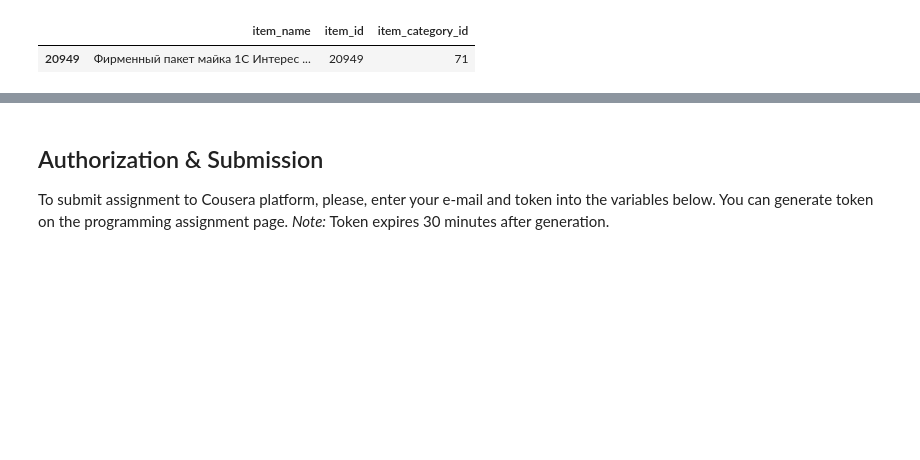
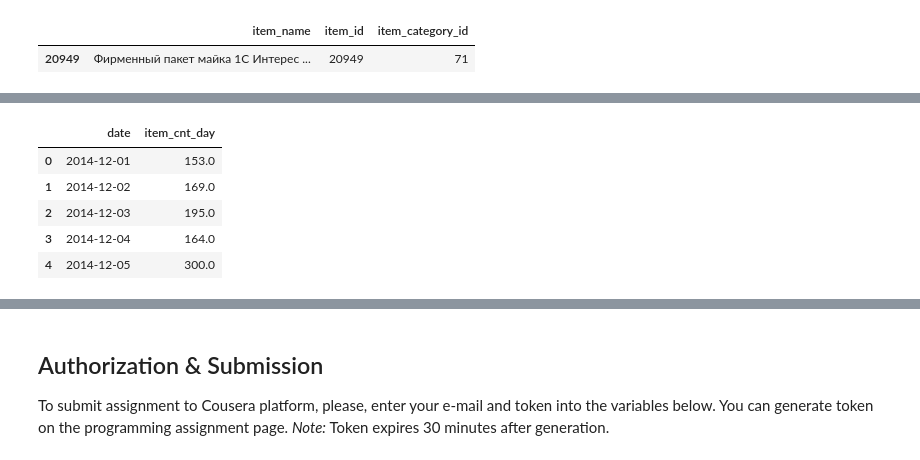
Before and after one commit to farbodab/Advanced-Machine-Learning-Specialization, a Jupyter notebook: Programming assignment, week 1_ Pandas basics/PandasBasics.ipynb, the cells around one changed output, grey strips where cells are left out. Saved outputs shown, nothing was run; the diff lists cells and outputs as text; code cells hidden in the pictures; blank space fills up the shorter version.

```diff
--- a/Programming assignment, week 1_ Pandas basics/PandasBasics.ipynb
+++ b/Programming assignment, week 1_ Pandas basics/PandasBasics.ipynb
@@ -388,0 +385,9 @@ Name: item_cnt_day, dtype: float64
+# %%
+new_df.head()
+# %% [output]
+|  | date | item_cnt_day |
+| 0 | 2014-12-01 | 153.0 |
+| 1 | 2014-12-02 | 169.0 |
+| 2 | 2014-12-03 | 195.0 |
+| 3 | 2014-12-04 | 164.0 |
+| 4 | 2014-12-05 | 300.0 |
```
Also changed, not shown: parts of 11 cells of this notebook.
